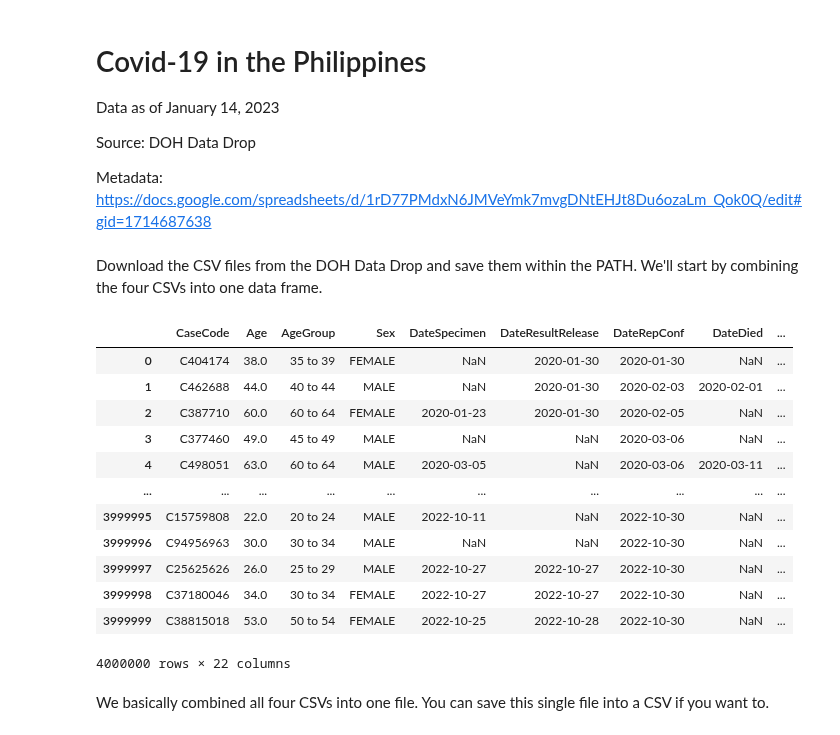
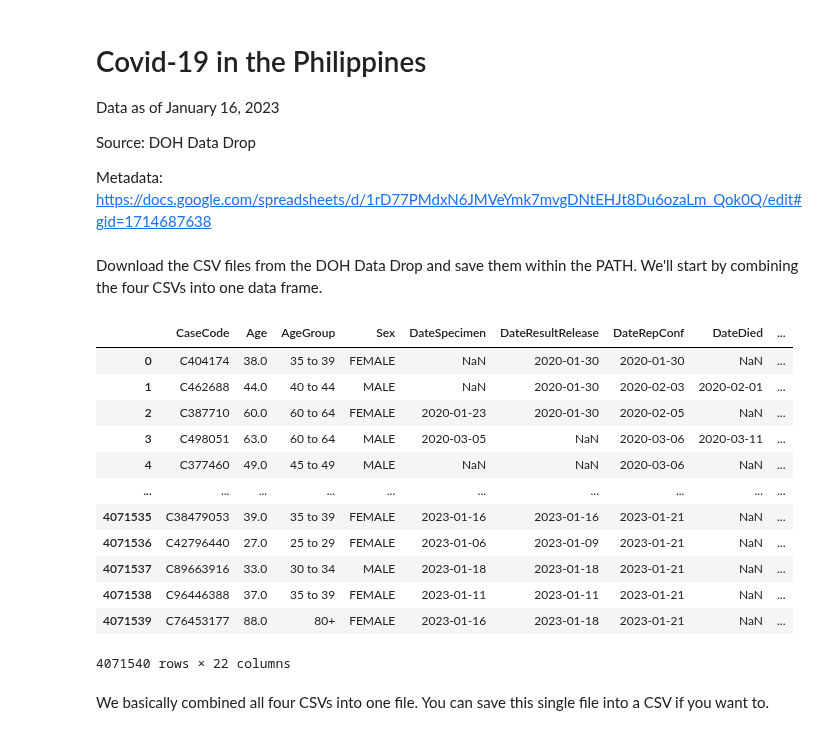
Before and after one commit to pmagtulis/covid-ph, a Jupyter notebook: covid-philippines.ipynb, the cells around one changed output. Drawn from its saved outputs; the diff is of its cells as text; code cells hidden in the pictures.

```diff
--- a/covid-philippines.ipynb
+++ b/covid-philippines.ipynb
@@ -1,7 +1,7 @@
 # %% [markdown]
 # Covid-19 in the Philippines
 
-Data as of January 14, 2023
+Data as of January 16, 2023
 
 Source: DOH Data Drop
 
@@ -16,22 +16,22 @@ from plotnine import *
 # %%
 pd.set_option("display.max_columns", None)
 df = pd.concat(
-    map(pd.read_csv, ['DOH COVID Data Drop_ 20230114 - 04 Case Information_batch_0.csv', 'DOH COVID Data Drop_ 20230114 - 04 Case Information_batch_1.csv', 'DOH COVID Data Drop_ 20230114 - 04 Case Information_batch_2.csv', "DOH COVID Data Drop_ 20230114 - 04 Case Information_batch_3.csv"]), ignore_index=True)
+    map(pd.read_csv, ['DOH COVID Data Drop_ 20230121 - 04 Case Information_batch_0.csv', 'DOH COVID Data Drop_ 20230121 - 04 Case Information_batch_1.csv', 'DOH COVID Data Drop_ 20230121 - 04 Case Information_batch_2.csv', "DOH COVID Data Drop_ 20230121 - 04 Case Information_batch_3.csv", "DOH COVID Data Drop_ 20230121 - 04 Case Information_batch_4.csv"]), ignore_index=True)
 df
 # %% [output]
 |  | CaseCode | Age | AgeGroup | Sex | DateSpecimen | DateResultRelease | DateRepConf | DateDied | ... |
 | 0 | C404174 | 38.0 | 35 to 39 | FEMALE | NaN | 2020-01-30 | 2020-01-30 | NaN | ... |
 | 1 | C462688 | 44.0 | 40 to 44 | MALE | NaN | 2020-01-30 | 2020-02-03 | 2020-02-01 | ... |
 | 2 | C387710 | 60.0 | 60 to 64 | FEMALE | 2020-01-23 | 2020-01-30 | 2020-02-05 | NaN | ... |
-| 3 | C377460 | 49.0 | 45 to 49 | MALE | NaN | NaN | 2020-03-06 | NaN | ... |
-| 4 | C498051 | 63.0 | 60 to 64 | MALE | 2020-03-05 | NaN | 2020-03-06 | 2020-03-11 | ... |
+| 3 | C498051 | 63.0 | 60 to 64 | MALE | 2020-03-05 | NaN | 2020-03-06 | 2020-03-11 | ... |
+| 4 | C377460 | 49.0 | 45 to 49 | MALE | NaN | NaN | 2020-03-06 | NaN | ... |
 | ... | ... | ... | ... | ... | ... | ... | ... | ... | ... |
-| 3999995 | C15759808 | 22.0 | 20 to 24 | MALE | 2022-10-11 | NaN | 2022-10-30 | NaN | ... |
-| 3999996 | C94956963 | 30.0 | 30 to 34 | MALE | NaN | NaN | 2022-10-30 | NaN | ... |
-| 3999997 | C25625626 | 26.0 | 25 to 29 | MALE | 2022-10-27 | 2022-10-27 | 2022-10-30 | NaN | ... |
-| 3999998 | C37180046 | 34.0 | 30 to 34 | FEMALE | 2022-10-27 | 2022-10-27 | 2022-10-30 | NaN | ... |
-| 3999999 | C38815018 | 53.0 | 50 to 54 | FEMALE | 2022-10-25 | 2022-10-28 | 2022-10-30 | NaN | ... |
+| 4071535 | C38479053 | 39.0 | 35 to 39 | FEMALE | 2023-01-16 | 2023-01-16 | 2023-01-21 | NaN | ... |
+| 4071536 | C42796440 | 27.0 | 25 to 29 | FEMALE | 2023-01-06 | 2023-01-09 | 2023-01-21 | NaN | ... |
+| 4071537 | C89663916 | 33.0 | 30 to 34 | MALE | 2023-01-18 | 2023-01-18 | 2023-01-21 | NaN | ... |
+| 4071538 | C96446388 | 37.0 | 35 to 39 | FEMALE | 2023-01-11 | 2023-01-11 | 2023-01-21 | NaN | ... |
+| 4071539 | C76453177 | 88.0 | 80+ | FEMALE | 2023-01-16 | 2023-01-18 | 2023-01-21 | NaN | ... |
-4000000 rows × 22 columns
+4071540 rows × 22 columns
 # %% [markdown]
 We basically combined all four CSVs into one file.
 You can save this single file into a CSV if you want to.
```
Also changed, not shown: parts of 53 cells of this notebook, 6 other files.
